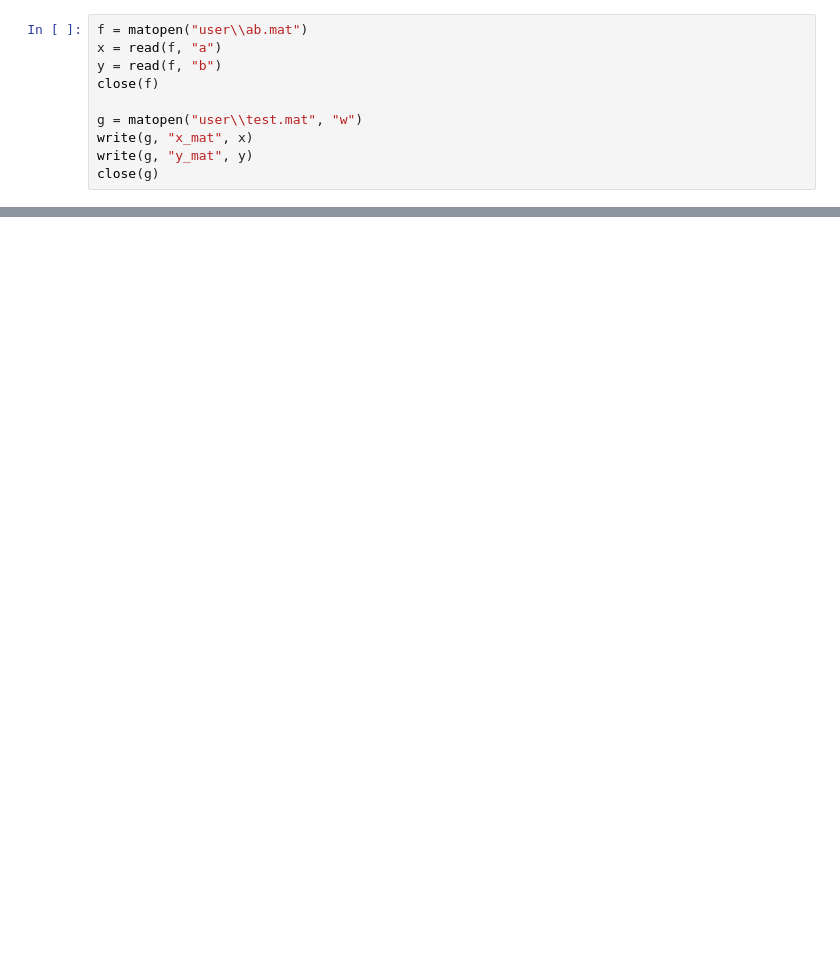
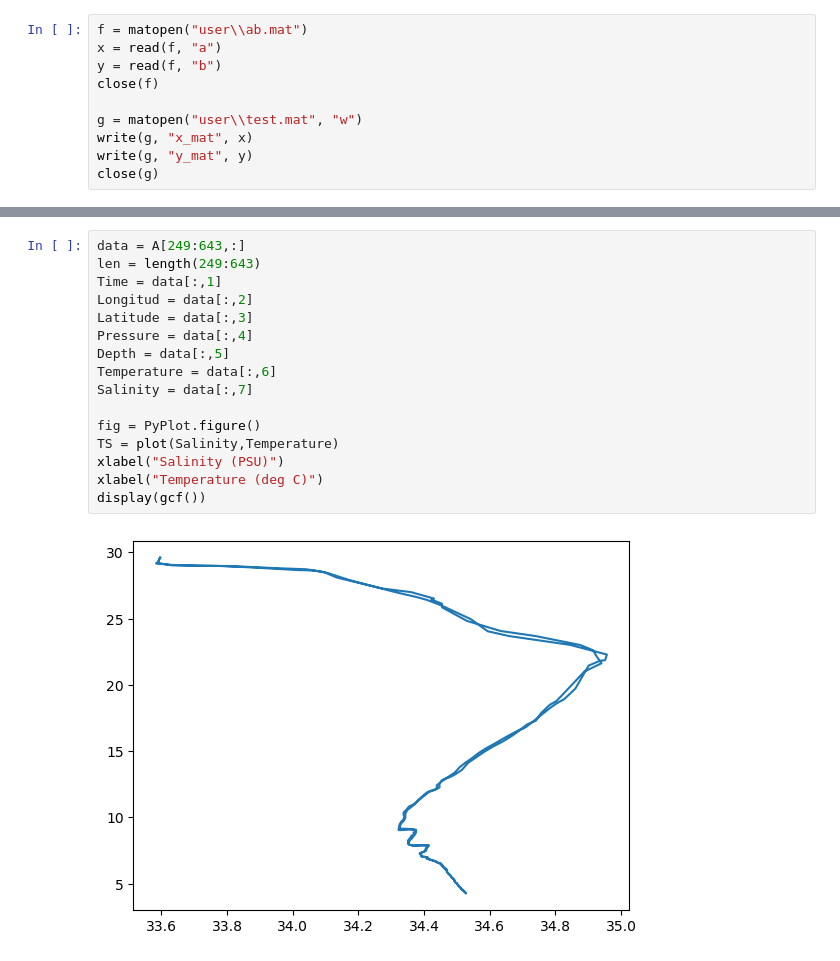
Before and after one commit to Xiang990293/julia-ntou, a Jupyter notebook: julia/hw10.ipynb, the cells around one changed output, grey strips where cells are left out. Cells and saved outputs as stored; diff of their text form; blank space fills up the shorter version.

```diff
--- a/julia/hw10.ipynb
+++ b/julia/hw10.ipynb
@@ -77,0 +86,18 @@ sst = A[:,3]
+# %%
+data = A[249:643,:]
+len = length(249:643)
+Time = data[:,1]
+Longitud = data[:,2]
+Latitude = data[:,3]
+Pressure = data[:,4]
+Depth = data[:,5]
+Temperature = data[:,6]
+Salinity = data[:,7]
+
+fig = PyPlot.figure()
+TS = plot(Salinity,Temperature)
+xlabel("Salinity (PSU)")
+xlabel("Temperature (deg C)")
+display(gcf())
+# %% [output]
+[figure, added]
```
Also changed, not shown: parts of 5 cells of this notebook, 3 other files.
